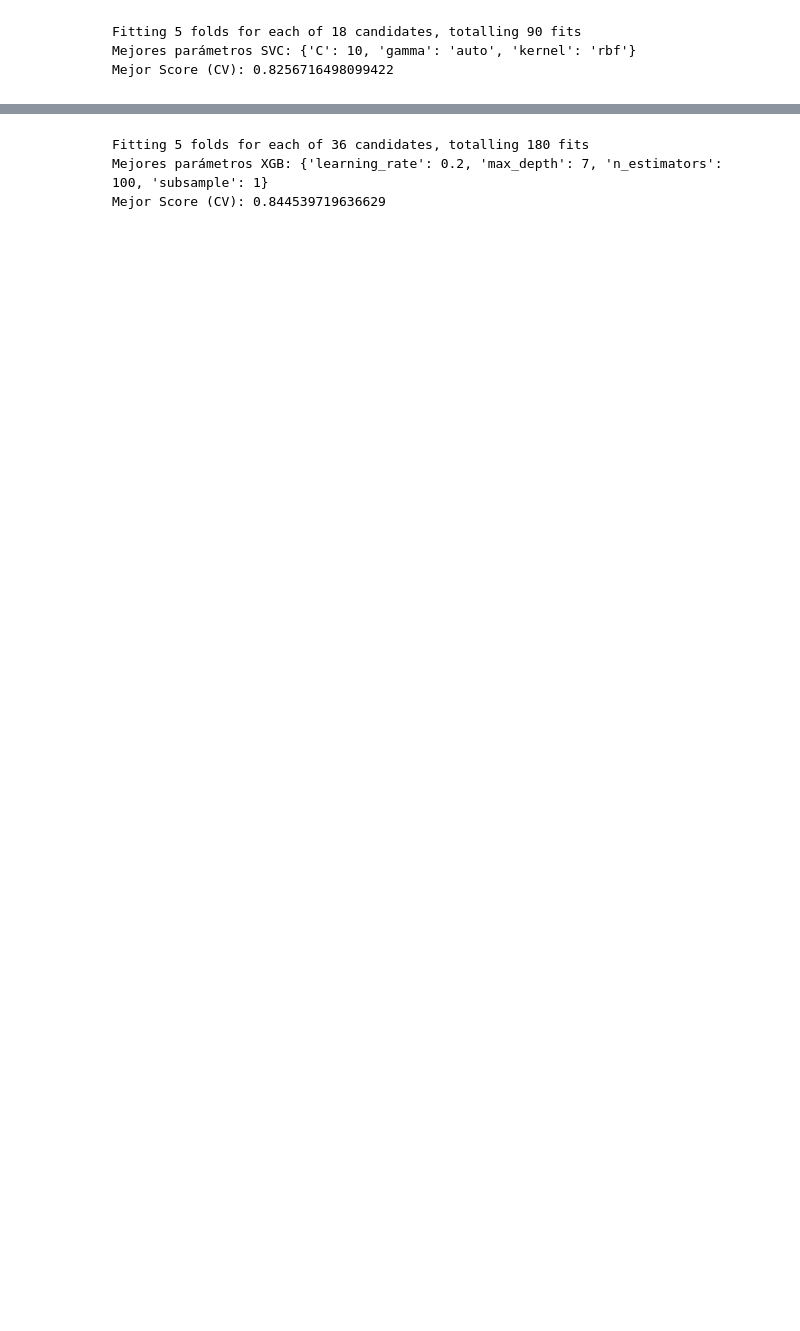
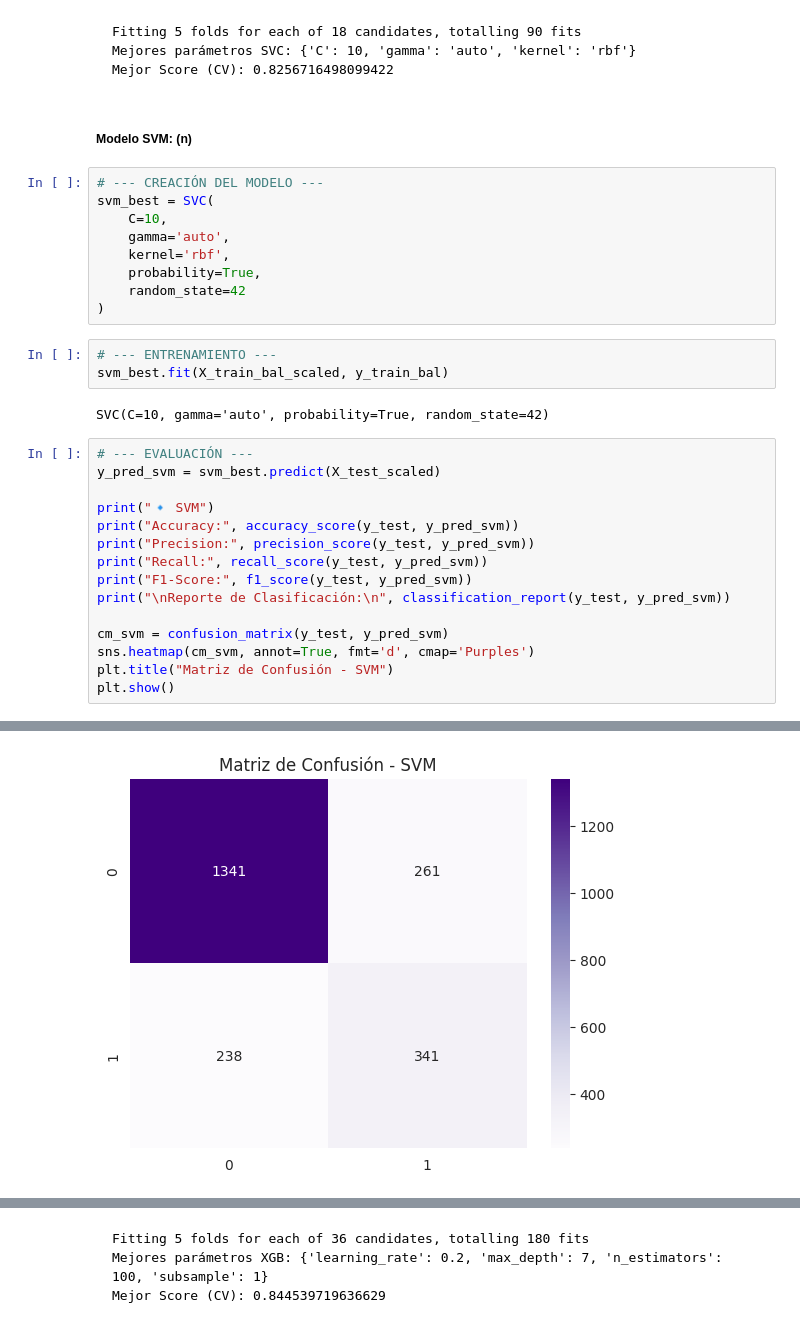
Before and after one commit to MigXDev/CS_Datos_I_DESAFIO_3, a Jupyter notebook: TelecomX_LATAM_2.ipynb, the cells around one changed output, grey strips where cells are left out. Cells and saved outputs as stored; diff of their text form; blank space fills up the shorter version.

````diff
--- a/TelecomX_LATAM_2.ipynb
+++ b/TelecomX_LATAM_2.ipynb
@@ -967,3 +1156,35 @@ Fitting 5 folds for each of 18 candidates, totalling 90 fits
 Mejores parámetros SVC: {'C': 10, 'gamma': 'auto', 'kernel': 'rbf'}
 Mejor Score (CV): 0.8256716498099422
 ```
+# %% [markdown]
+##### Modelo SVM: (n)
+# %%
+# --- CREACIÓN DEL MODELO ---
+svm_best = SVC(
+    C=10,
+    gamma='auto',
+    kernel='rbf',
+    probability=True,
+    random_state=42
+)
+# %%
+# --- ENTRENAMIENTO ---
+svm_best.fit(X_train_bal_scaled, y_train_bal)
+# %% [output]
+SVC(C=10, gamma='auto', probability=True, random_state=42)
+# %%
+# --- EVALUACIÓN ---
+y_pred_svm = svm_best.predict(X_test_scaled)
+
+print("🔹 SVM")
+print("Accuracy:", accuracy_score(y_test, y_pred_svm))
+print("Precision:", precision_score(y_test, y_pred_svm))
+print("Recall:", recall_score(y_test, y_pred_svm))
+print("F1-Score:", f1_score(y_test, y_pred_svm))
+print("\nReporte de Clasificación:\n", classification_report(y_test, y_pred_svm))
+
+cm_svm = confusion_matrix(y_test, y_pred_svm)
+sns.heatmap(cm_svm, annot=True, fmt='d', cmap='Purples')
+plt.title("Matriz de Confusión - SVM")
+plt.show()
+# %% [output]
@@ -969,0 +1206 @@ Mejor Score (CV): 0.8256716498099422
+[figure, added]
````
Also changed, not shown: parts of 55 cells of this notebook.
